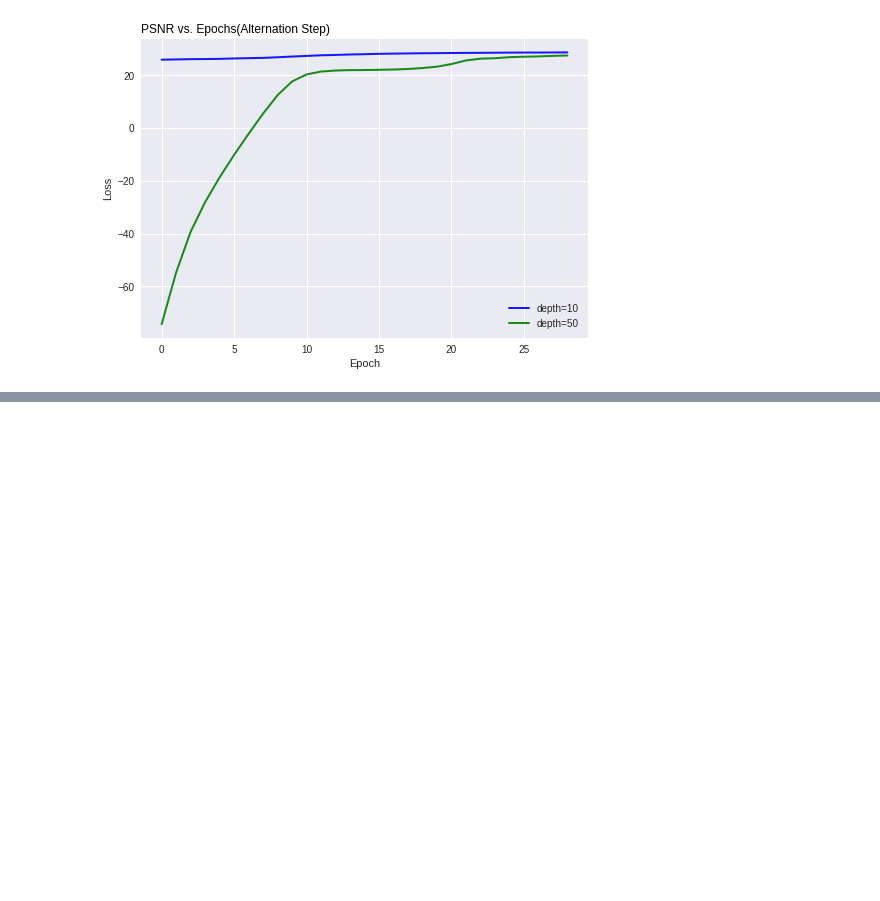
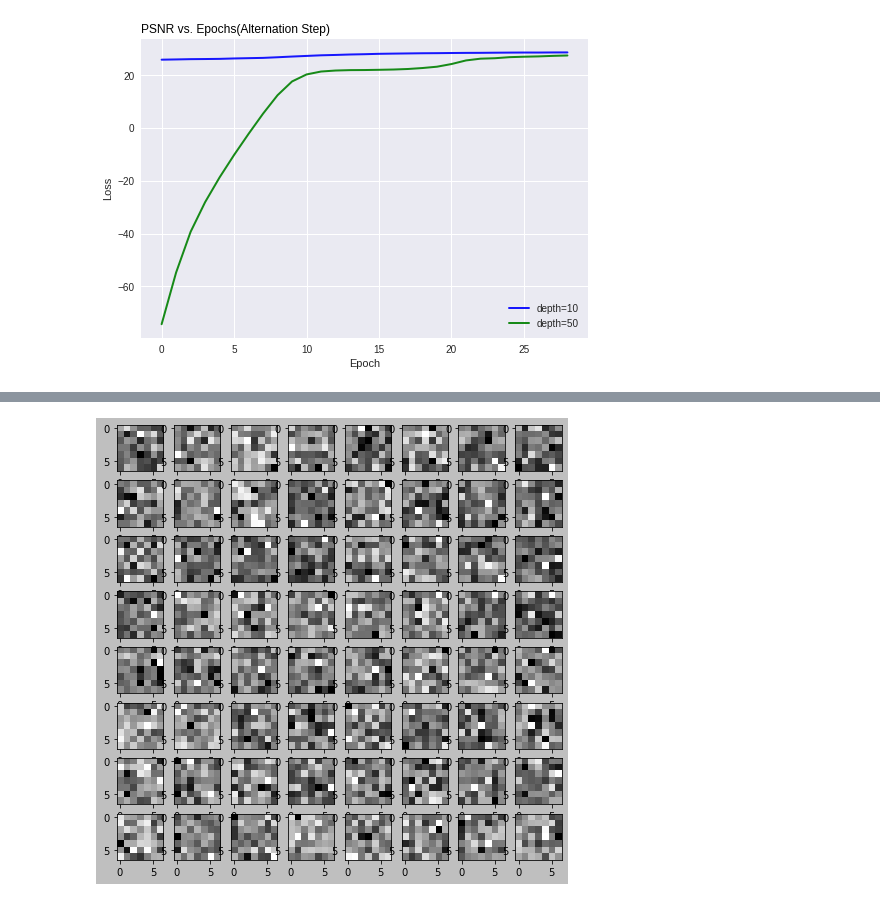
Before and after one commit to garysnake/crsae, a Jupyter notebook: pytorch/src/experiments (voc).ipynb, the cells around one changed output, grey strips where cells are left out. Saved outputs shown, nothing was run; the diff lists cells and outputs as text; code cells hidden in the pictures; blank space fills up the shorter version.

```diff
--- a/pytorch/src/experiments (voc).ipynb
+++ b/pytorch/src/experiments (voc).ipynb
@@ -229,0 +226,3 @@ Text(0, 0.5, 'Loss')
+# %%
+dictionary = result_model.get_param("Wd").data
+print(dictionary.size())
@@ -229,0 +284,4 @@ Text(0, 0.5, 'Loss')
+# %%
+visuals.visualize_dictionary(dictionary.cpu().squeeze(dim=1))
+# %% [output]
+[figure, added]
```
Also changed, not shown: parts of 16 cells of this notebook, 3 other files.
